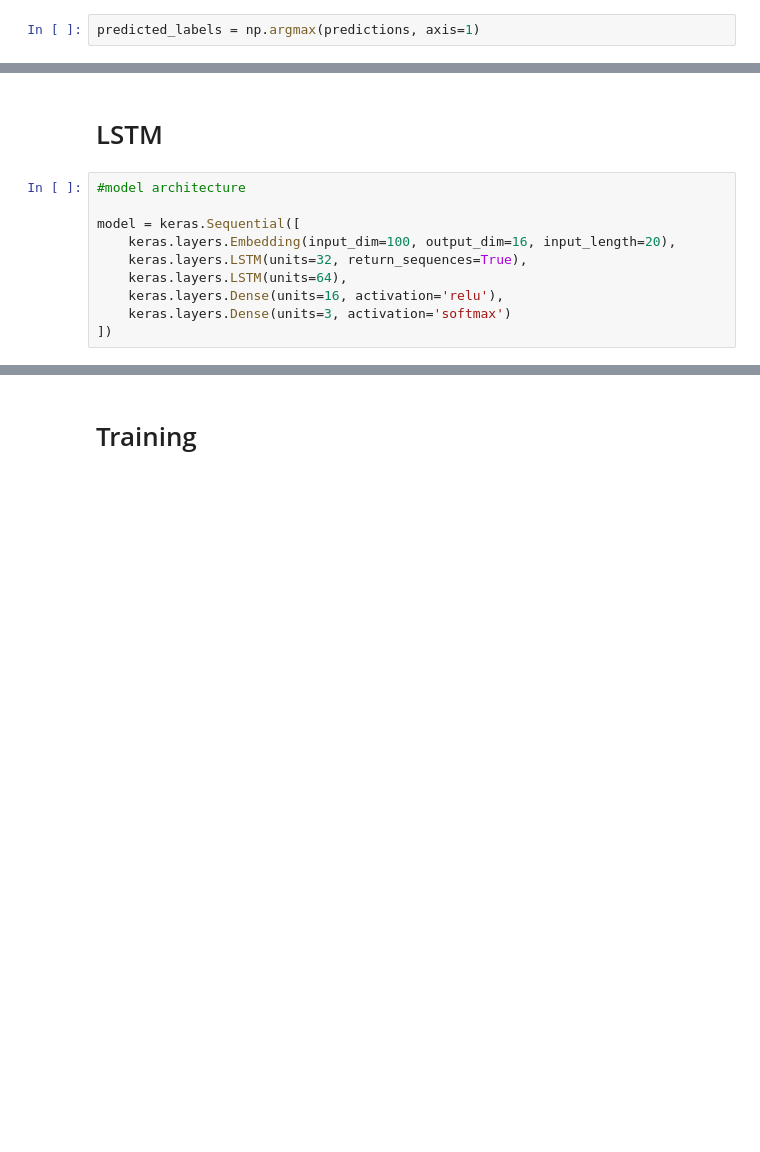
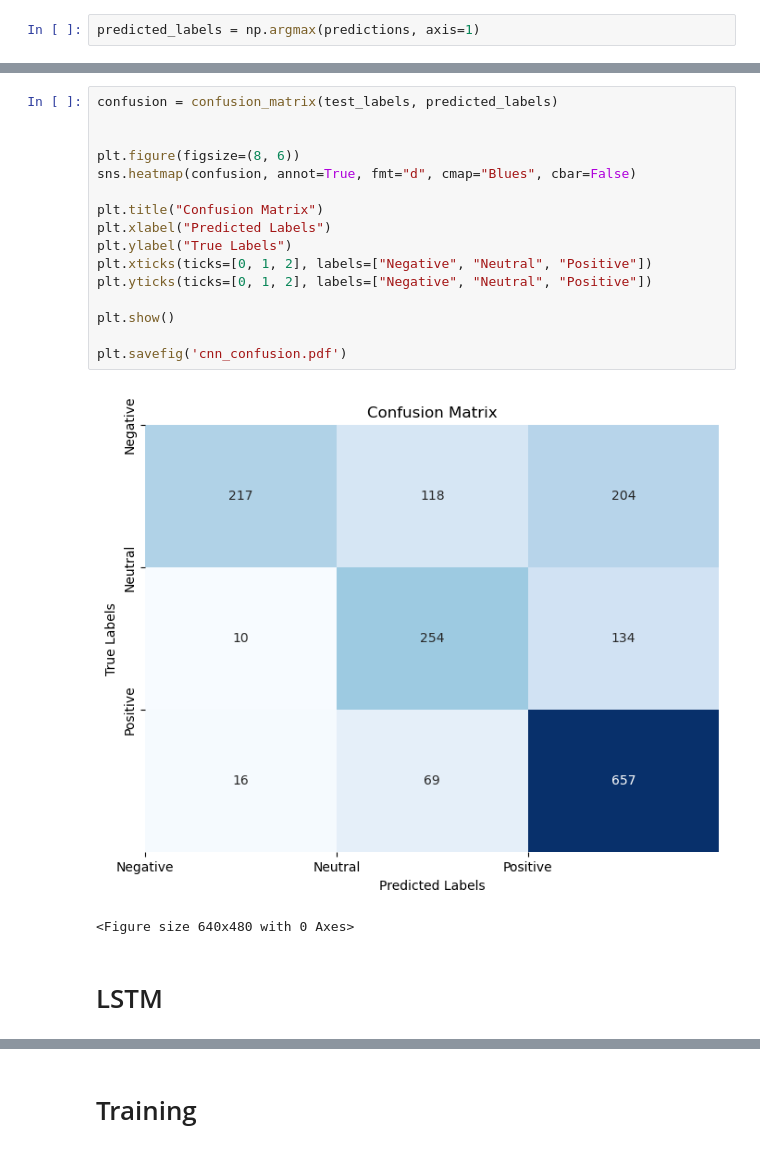
Before and after one commit to mirugwe1/Sentiment_Analysis, a Jupyter notebook: sentiment analysis.ipynb, the cells around one changed output, grey strips where cells are left out. Drawn from its saved outputs; the diff is of its cells as text; blank space fills up the shorter version.

```diff
--- a/sentiment analysis.ipynb
+++ b/sentiment analysis.ipynb
@@ -292,12 +303,21 @@ F1-score: 0.6677
+# %%
+confusion = confusion_matrix(test_labels, predicted_labels)
+
+
+plt.figure(figsize=(8, 6))
+sns.heatmap(confusion, annot=True, fmt="d", cmap="Blues", cbar=False)
+
+plt.title("Confusion Matrix")
+plt.xlabel("Predicted Labels")
+plt.ylabel("True Labels")
+plt.xticks(ticks=[0, 1, 2], labels=["Negative", "Neutral", "Positive"])
+plt.yticks(ticks=[0, 1, 2], labels=["Negative", "Neutral", "Positive"])
+
+plt.show()
+
+plt.savefig('cnn_confusion.pdf')
+# %% [output]
+[figure, added]
+<Figure size 640x480 with 0 Axes>
 # %% [markdown]
 # LSTM
-# %%
-#model architecture
-
-model = keras.Sequential([
-    keras.layers.Embedding(input_dim=100, output_dim=16, input_length=20),
-    keras.layers.LSTM(units=32, return_sequences=True),
-    keras.layers.LSTM(units=64),
-    keras.layers.Dense(units=16, activation='relu'),
-    keras.layers.Dense(units=3, activation='softmax')
-])
```
Also changed, not shown: parts of 28 cells of this notebook, 1 other file.
